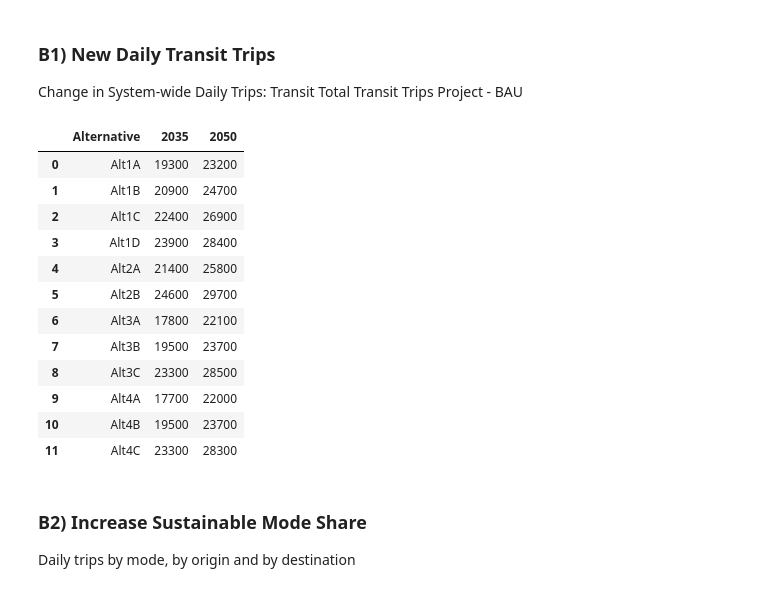
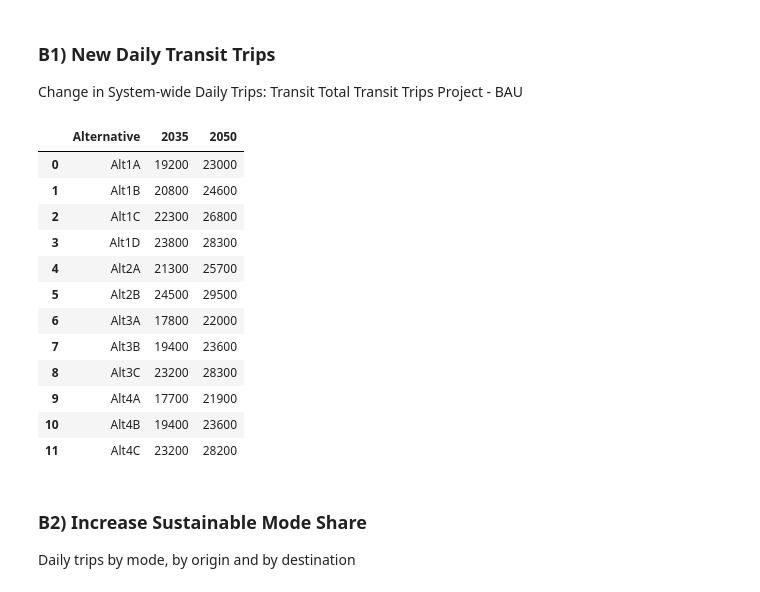
Before and after one commit to KristinaKwong/r2uPhase2, a Jupyter notebook: RTM/Scripts/MAE/MAE_Performance_Measures.ipynb, the cells around one changed output. Cells and saved outputs as stored; diff of their text form; code cells hidden in the pictures.

```diff
--- a/RTM/Scripts/MAE/MAE_Performance_Measures.ipynb
+++ b/RTM/Scripts/MAE/MAE_Performance_Measures.ipynb
@@ -604,7 +664,7 @@ def tag_broadway(eb, scenario):
     broadyway_traveltime["dir"] = np.where(broadyway_traveltime["i_x"]>broadyway_traveltime["j_x"], "WB", "EB")
     os.remove(export_filepath)
 
-    broadyway_traveltime = broadyway_traveltime[["timau","dir"]].groupby("dir")["timau"].sum().reset_index()
+    broadyway_traveltime = broadyway_traveltime[["timau","VKT","VHT","dir"]].groupby("dir")["timau","VKT","VHT"].sum().reset_index()
     return broadyway_traveltime
 
 root_worksheet_folder = dt.root_worksheet_folder()
@@ -640,17 +700,24 @@ for index, row in BroadwayTravelTimeSavingResults.iterrows():
                 broadyway_traveltime["Alternative"] = row["Alternative"]
                 broadyway_traveltime["Peak"] = ["AM","PM"][TimeOfDay_Index]
                 broadyway_traveltime.rename(columns={"timau":Alternative+"_TravelTime"}, inplace=True)
+                broadyway_traveltime.rename(columns={"VKT":Alternative+"_VKT"}, inplace=True)
+                broadyway_traveltime.rename(columns={"VHT":Alternative+"_VHT"}, inplace=True)
                 AMPM_TravelTime.append(broadyway_traveltime)
         BAU_Alter_Table.append(pd.concat(AMPM_TravelTime).reset_index(drop=True))
 
     broadyway_traveltime = BAU_Alter_Table[0].merge(BAU_Alter_Table[1], how='outer', on=["Horizon","Peak","dir","Alternative"])
 
-    broadyway_traveltime = broadyway_traveltime[["Horizon","Peak","dir","Alternative","Altr_TravelTime","BAU_TravelTime"]]
+    broadyway_traveltime = broadyway_traveltime[["Horizon","Peak","dir","Alternative",
+                                                 "Altr_TravelTime","BAU_TravelTime",
+                                                 "Altr_VKT","BAU_VKT",
+                                                 "Altr_VHT","BAU_VHT"]]
     broadyway_traveltime_result.append(broadyway_traveltime)
 
 link_table.close()
 broadyway_traveltime_result = pd.concat(broadyway_traveltime_result).reset_index(drop=True)
 broadyway_traveltime_result["Reduction_In_Auto_Delay[min]"] = broadyway_traveltime_result["BAU_TravelTime"]-broadyway_traveltime_result["Altr_TravelTime"]
+broadyway_traveltime_result["Reduction_In_VKT"] = broadyway_traveltime_result["BAU_VKT"]-broadyway_traveltime_result["Altr_VKT"]
+broadyway_traveltime_result["Reduction_In_VHT"] = broadyway_traveltime_result["BAU_VHT"]-broadyway_traveltime_result["Altr_VHT"]
 broadyway_traveltime_result.to_csv("A4b.csv",index=False)
 broadyway_traveltime_result
 # %% [output]
@@ -750,47 +800,51 @@ Total Transit Trips Project - BAU
 # %%
 DailyTripsbyMode = _m.Modeller().tool("translink.MAE_DailyTripsByMode")
 
 rounding = -2
 
 import sys #suppress print statements in daily mode share script
 sys.stdout = open(os.devnull, 'w')
 
 new_transit_trips = scenarios_input.copy()
 new_transit_trips["net new transit trips"] = -1
 for index, row in new_transit_trips.iterrows():
     ProjectScenario = row["Alternative Databank"]
     BAUScenario = row["BAU Databank"]
 
     eb = open_emmbank(ProjectScenario)
-    trip_total, trips_by_mode_Dict = DailyTripsbyMode.getDemand(eb)
+    # exclude trips touching external zones
+    ZoneList = util.get_matrix_numpy(eb, "mozoneindex", reshape=False).astype(int)
+    internalfilter = np.where(ZoneList<=9999,0,1)
+    trip_total, trips_by_mode_Dict = DailyTripsbyMode.getDemand(eb, filter_vector=internalfilter)
     ProjectScenario_TransitTrips = trips_by_mode_Dict["Transit"]
 
     eb = open_emmbank(BAUScenario)
-    trip_total, trips_by_mode_Dict = DailyTripsbyMode.getDemand(eb)
+    trip_total, trips_by_mode_Dict = DailyTripsbyMode.getDemand(eb, filter_vector=internalfilter)
     BAUScenario_TransitTrips = trips_by_mode_Dict["Transit"]
 
     result = int(round(ProjectScenario_TransitTrips-BAUScenario_TransitTrips,rounding))
     new_transit_trips.at[index,"net new transit trips"] = result
 
 sys.stdout = sys.__stdout__ # change print setting to default
 
 new_transit_trips = df_pivot(new_transit_trips, "Alternative", "Horizon", "net new transit trips")
+new_transit_trips.rename(columns={2035:"2035DailyNewTransitTrips",2050:"2050DailyNewTransitTrips"},inplace=True)
 new_transit_trips.to_csv("B1.csv",index=False)
 new_transit_trips
 # %% [output]
 |  | Alternative | 2035 | 2050 |
-| 0 | Alt1A | 19300 | 23200 |
-| 1 | Alt1B | 20900 | 24700 |
-| 2 | Alt1C | 22400 | 26900 |
-| 3 | Alt1D | 23900 | 28400 |
-| 4 | Alt2A | 21400 | 25800 |
-| 5 | Alt2B | 24600 | 29700 |
-| 6 | Alt3A | 17800 | 22100 |
-| 7 | Alt3B | 19500 | 23700 |
-| 8 | Alt3C | 23300 | 28500 |
-| 9 | Alt4A | 17700 | 22000 |
-| 10 | Alt4B | 19500 | 23700 |
-| 11 | Alt4C | 23300 | 28300 |
+| 0 | Alt1A | 19200 | 23000 |
+| 1 | Alt1B | 20800 | 24600 |
+| 2 | Alt1C | 22300 | 26800 |
+| 3 | Alt1D | 23800 | 28300 |
+| 4 | Alt2A | 21300 | 25700 |
+| 5 | Alt2B | 24500 | 29500 |
+| 6 | Alt3A | 17800 | 22000 |
+| 7 | Alt3B | 19400 | 23600 |
+| 8 | Alt3C | 23200 | 28300 |
+| 9 | Alt4A | 17700 | 21900 |
+| 10 | Alt4B | 19400 | 23600 |
+| 11 | Alt4C | 23200 | 28200 |
 # %% [markdown]
 ### B2) Increase Sustainable Mode Share
 Daily trips by mode, by origin and by destination
```
Also changed, not shown: parts of 16 cells of this notebook, 2 other files.
